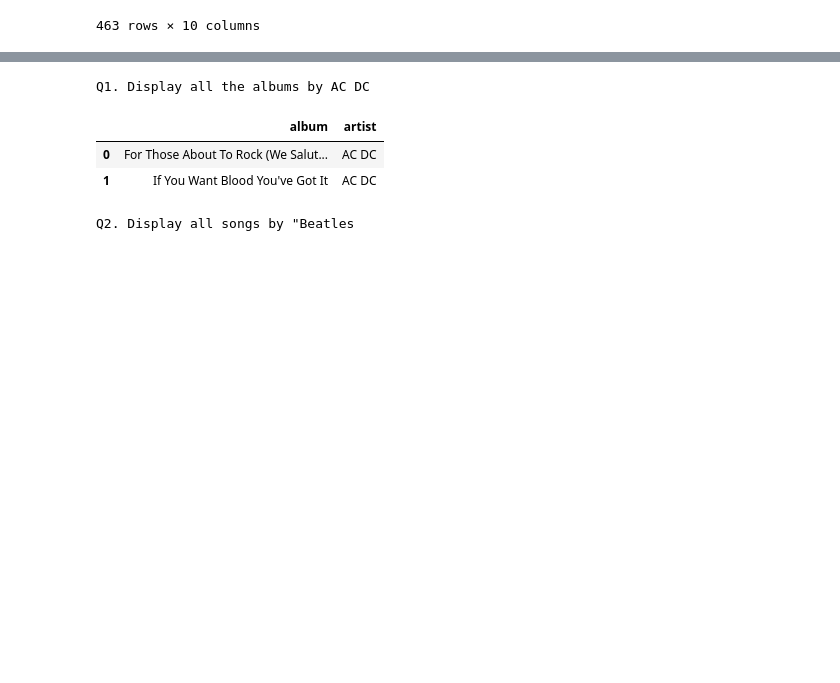
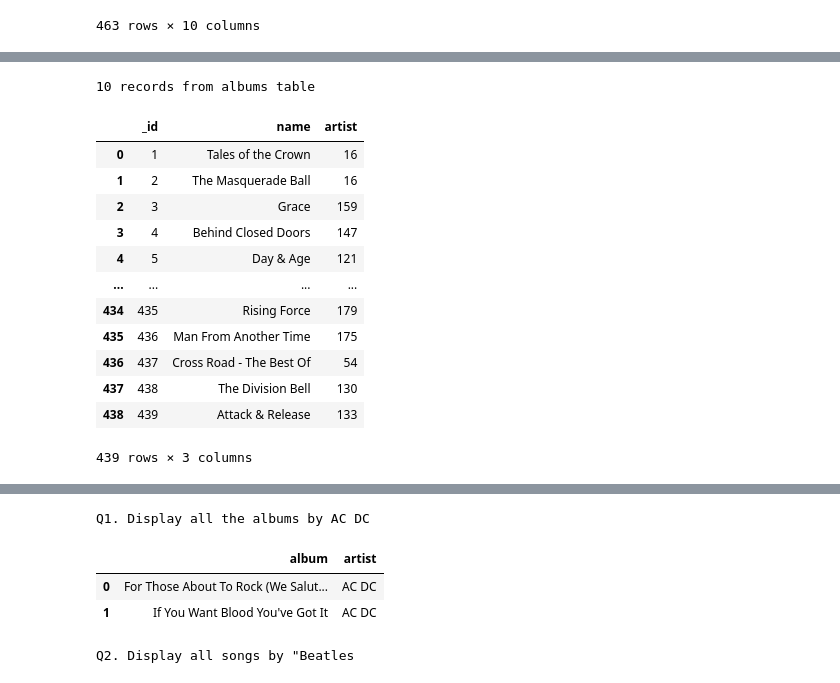
Before and after one commit to Dandata0101/MBS-projects, a Jupyter notebook: workspace_class.ipynb, the cells around one changed output, grey strips where cells are left out. Saved outputs shown, nothing was run; the diff lists cells and outputs as text; code cells hidden in the pictures; blank space fills up the shorter version.

```diff
--- a/workspace_class.ipynb
+++ b/workspace_class.ipynb
@@ -913,0 +936,18 @@ conn.close()
+# %%
+print('10 records from albums table')
+dfalbums
+# %% [output]
+10 records from albums table
+|  | _id | name | artist |
+| 0 | 1 | Tales of the Crown | 16 |
+| 1 | 2 | The Masquerade Ball | 16 |
+| 2 | 3 | Grace | 159 |
+| 3 | 4 | Behind Closed Doors | 147 |
+| 4 | 5 | Day & Age | 121 |
+| ... | ... | ... | ... |
+| 434 | 435 | Rising Force | 179 |
+| 435 | 436 | Man From Another Time | 175 |
+| 436 | 437 | Cross Road - The Best Of | 54 |
+| 437 | 438 | The Division Bell | 130 |
+| 438 | 439 | Attack & Release | 133 |
+439 rows × 3 columns
```
Also changed, not shown: parts of 3 cells of this notebook.
